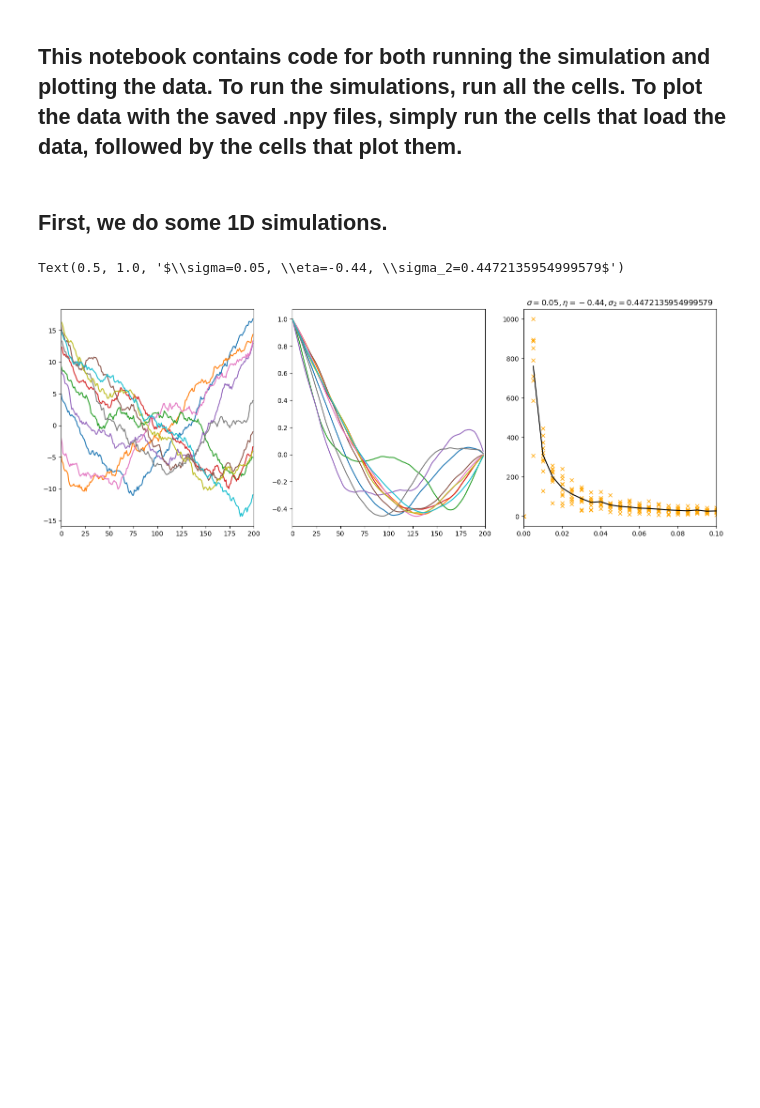
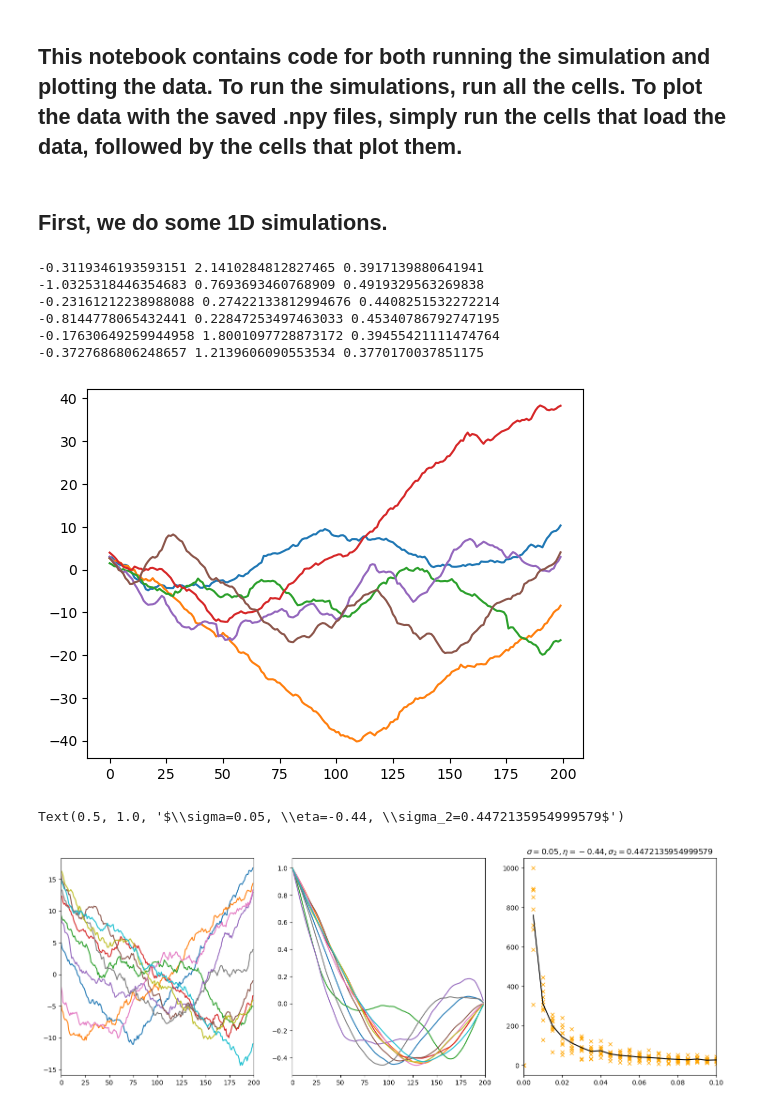
Before and after one commit to Irene-Li/kuramoto, a Jupyter notebook: kuramotoVF_sims.ipynb, the cells around one changed output. Cells and saved outputs as stored; diff of their text form; code cells hidden in the pictures; blank space fills up the shorter version.

```diff
--- a/kuramotoVF_sims.ipynb
+++ b/kuramotoVF_sims.ipynb
@@ -23,17 +23,17 @@ noise = 0.45
 
 # Set up simulation parameters
 L = 200
-T = 1e4 # total time of the simulation
+T = 5e3 # total time of the simulation
 n_frames = T # number of time points recorded in the end
 init = np.zeros(L)
 grad = np.pi/2
 grads = [-grad, grad]
-seeds = [None]*10
+seeds = [None]*2
 
 data = []
 # Initialise the model and run the simulation
 
-sigmas = [0.10]
+sigmas = [0.1, 0.2, 0.4]
 etas = [-0.44]
 
 data = []
@@ -48,6 +48,21 @@ for sigma in sigmas:
             phases = np.copy(model.res[-1]) % (2*np.pi)
             shift(phases)
             data.append(phases)
+# %%
+for theta in data:
+    plt.plot(theta)
+    phi = theta[1:] - theta[:-1]
+    eta, grad = MAP(phi)
+    sigma = get_MAP_sigma(phi, eta, grad)
+    print(eta, grad, sigma)
+# %% [output]
+-0.3119346193593151 2.1410284812827465 0.3917139880641941
+-1.0325318446354683 0.7693693460768909 0.4919329563269838
+-0.23161212238988088 0.27422133812994676 0.4408251532272214
+-0.8144778065432441 0.22847253497463033 0.45340786792747195
+-0.17630649259944958 1.8001097728873172 0.39455421111474764
+-0.3727686806248657 1.2139606090553534 0.3770170037851175
+[figure, added]
 # %%
 theta_ks = []
 fig, axes = plt.subplots(1, 3, figsize=(18, 6))
```
Also changed, not shown: 3 other files.
